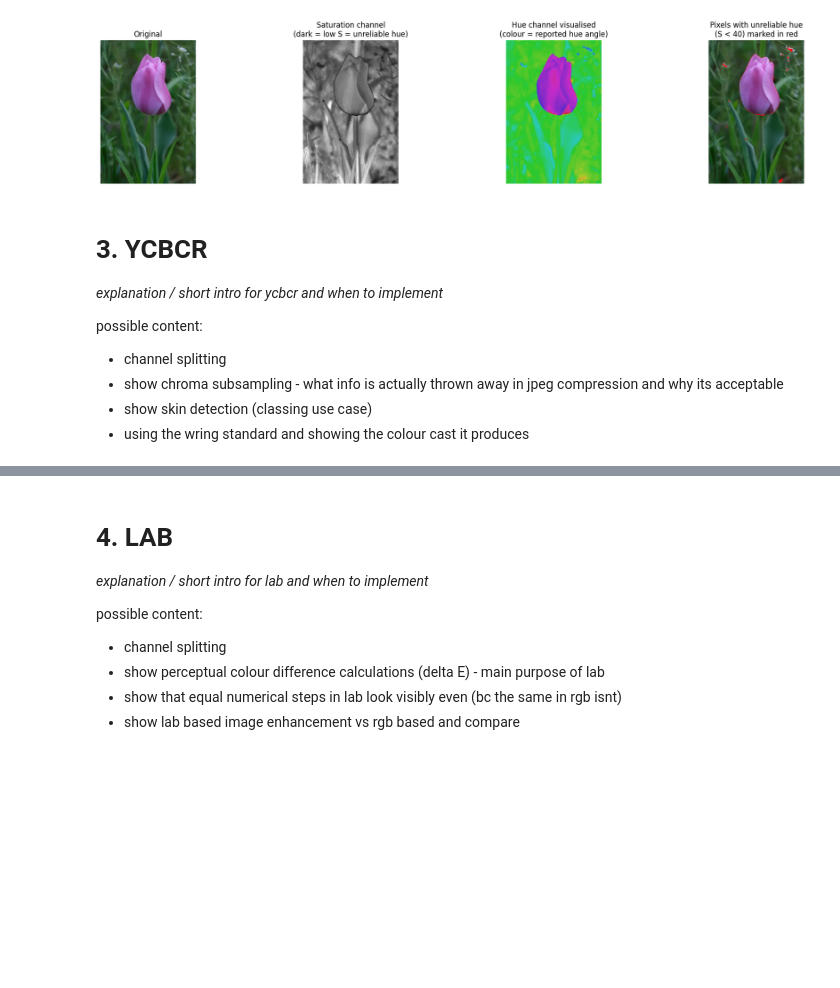
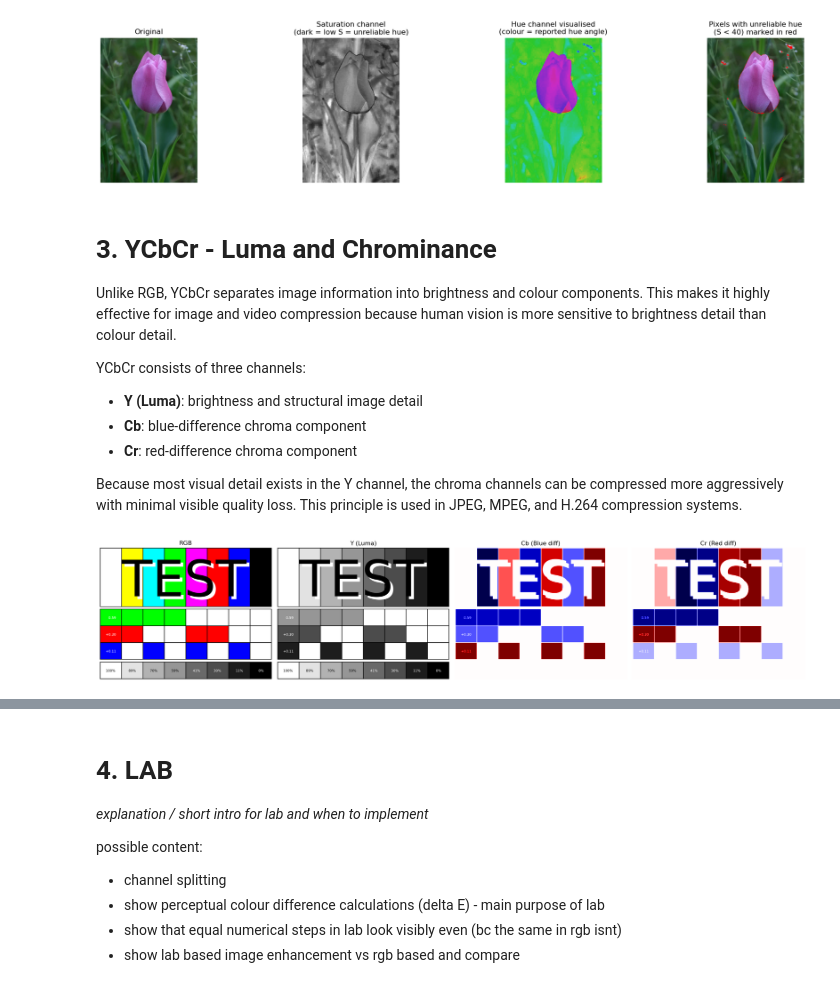
Before and after one commit to romeybajada/cv_colour_models, a Jupyter notebook: walkthrough.ipynb, the cells around one changed output, grey strips where cells are left out. Cells and saved outputs as stored; diff of their text form; code cells hidden in the pictures; blank space fills up the shorter version.

Commit message:
Completed YCbCr section + added image needed

```diff
--- a/walkthrough.ipynb
+++ b/walkthrough.ipynb
@@ -235,11 +235,33 @@ show_images(
 # %% [output]
 [figure]
 # %% [markdown]
-# 3. YCBCR
-*explanation / short intro for ycbcr and when to implement*
+# 3. YCbCr - Luma and Chrominance
 
-possible content:
-* channel splitting
-* show chroma subsampling - what info is actually thrown away in jpeg compression and why its acceptable
-* show skin detection (classing use case)
-* using the wring standard and showing the colour cast it produces
+Unlike RGB, YCbCr separates image information into brightness and colour components.
+This makes it highly effective for image and video compression because human vision is
+more sensitive to brightness detail than colour detail.
+
+YCbCr consists of three channels:
+
+- **Y (Luma)**: brightness and structural image detail
+- **Cb**: blue-difference chroma component
+- **Cr**: red-difference chroma component
+
+Because most visual detail exists in the Y channel, the chroma channels can be compressed
+more aggressively with minimal visible quality loss. This principle is used in JPEG, MPEG,
+and H.264 compression systems.
+# %%
+img_ycbcr = cv2.cvtColor(img_rgb, cv2.COLOR_RGB2YCrCb)
+
+# OpenCV stores channels as Y, Cr, Cb
+Y_ch  = img_ycbcr[:,:,0]
+Cr_ch = img_ycbcr[:,:,1]
+Cb_ch = img_ycbcr[:,:,2]
+
+show_images(
+    [img_rgb, Y_ch, Cb_ch, Cr_ch],
+    ['RGB', 'Y (Luma)', 'Cb (Blue diff)', 'Cr (Red diff)'],
+    cmap_list=[None, 'gray', 'seismic', 'seismic']
+)
+# %% [output]
+[figure, added]
```
Also changed, not shown: parts of 4 cells of this notebook, 1 other file.
